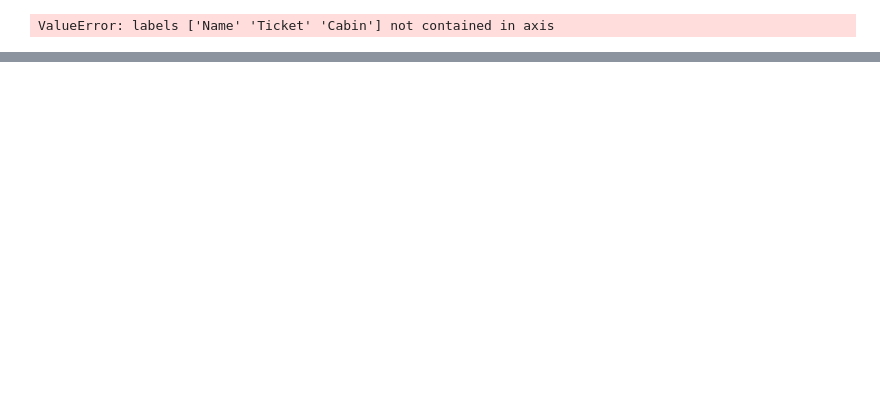
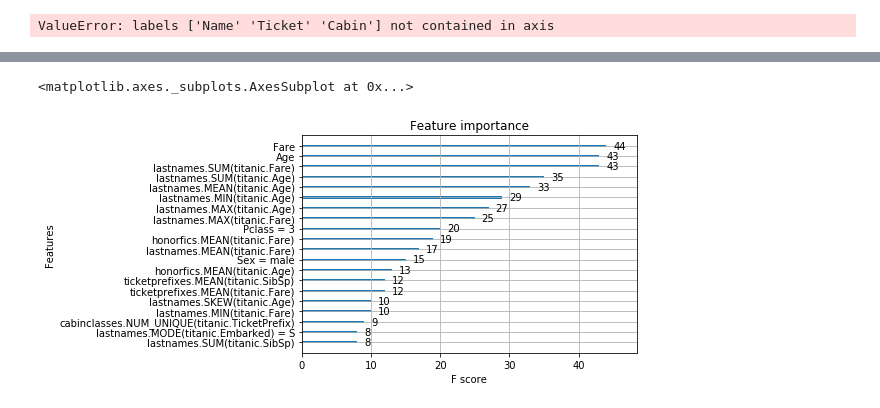
Before and after one commit to lstmemery/automl-talk, a Jupyter notebook: featuretools_demo.ipynb, the cells around one changed output, grey strips where cells are left out. Drawn from its saved outputs; the diff is of its cells as text; code cells hidden in the pictures; blank space fills up the shorter version.

```diff
--- a/featuretools_demo.ipynb
+++ b/featuretools_demo.ipynb
@@ -232,0 +200,6 @@ StackingCVClassifier
+# %%
+basic_model.fit(feature_matrix, train_target)
+plot_importance(basic_model, max_num_features=20)
+# %% [output]
+<matplotlib.axes._subplots.AxesSubplot at 0x...>
+[figure, added]
```
Also changed, not shown: parts of 21 cells of this notebook.
